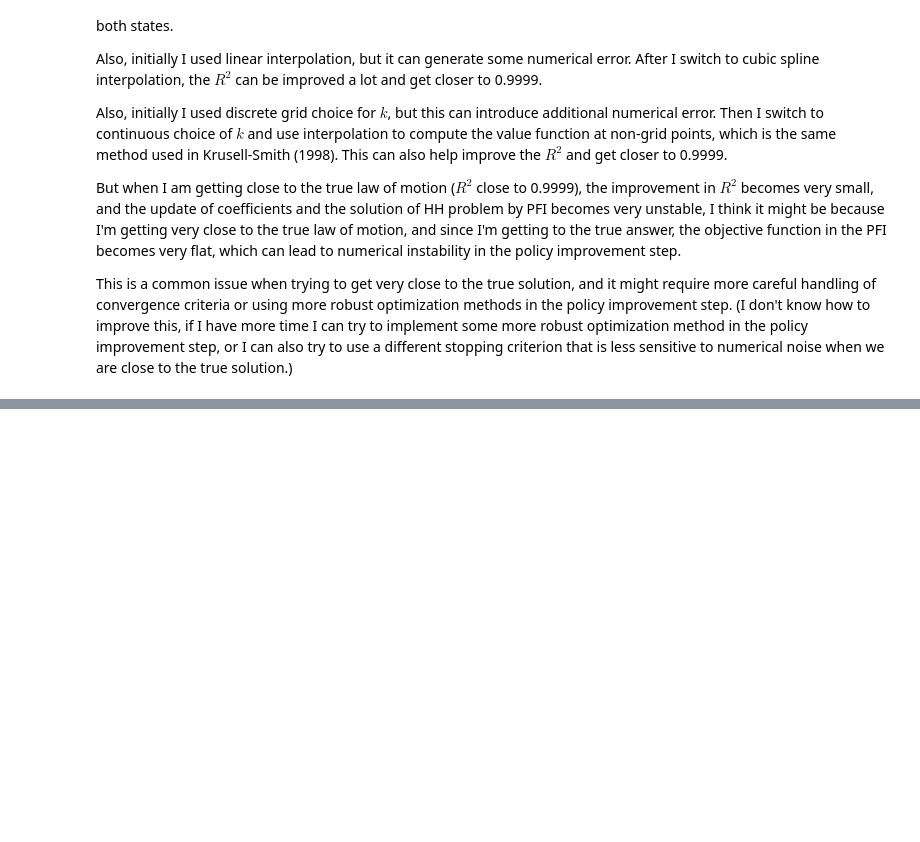
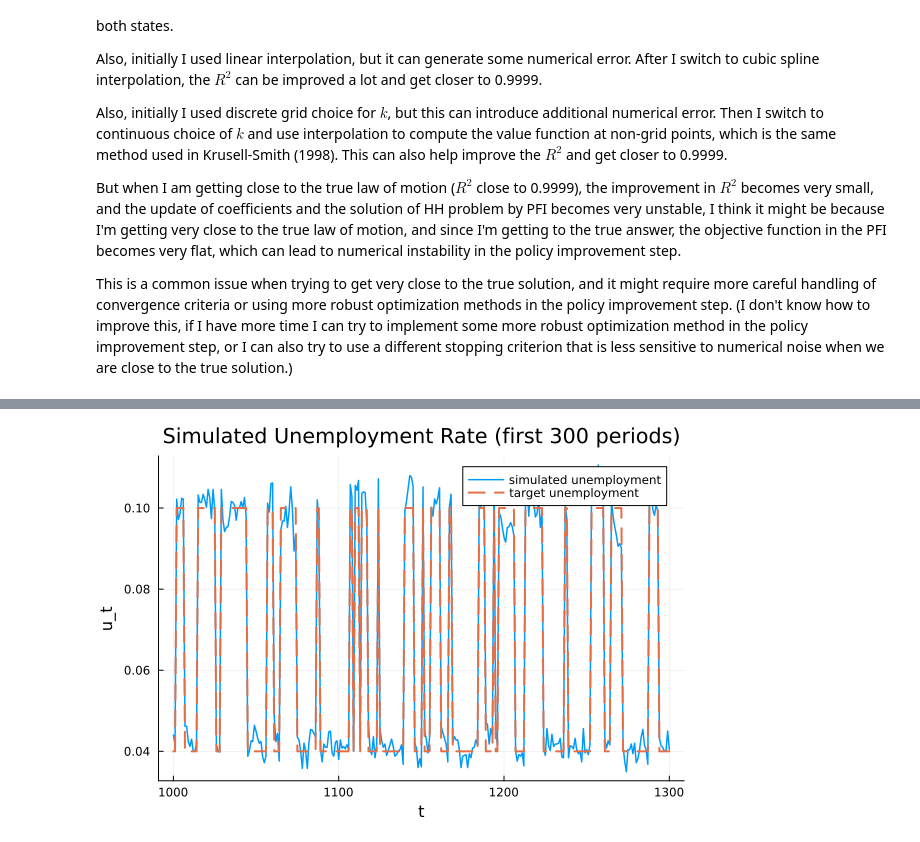
Before and after one commit to YuxuanZhao-Econ/KS1998, a Jupyter notebook: KS1998_Solver.ipynb, the cells around one changed output, grey strips where cells are left out. Cells and saved outputs as stored; diff of their text form; code cells hidden in the pictures; blank space fills up the shorter version.

```diff
--- a/KS1998_Solver.ipynb
+++ b/KS1998_Solver.ipynb
@@ -1187,0 +1410,14 @@ vline!([par.burn_in], ls=:dash, lc=:red, label="burn-in")
+# %%
+using Statistics, Random, Plots, Printf
+
+# =========================================================
+# 0) Solve policy at converged coeff
+# =========================================================
+par = KSParams()
+kgrid, Kgrid = make_grids(par)
+coeff_star = res.coeff
+
+V_star, pol_star = solve_household_pfi(
+    par, kgrid, Kgrid, coeff_star;
+    max_policy_iter = 2000, eval_iter = 25, tol = 1e-6
+)
@@ -1187,0 +1554,7 @@ vline!([par.burn_in], ls=:dash, lc=:red, label="burn-in")
+# %%
+tt = 1000:1300
+plot(tt, sim_diag.u_series[tt], lw=1.5, label="simulated unemployment",
+     xlabel="t", ylabel="u_t", title="Simulated Unemployment Rate (first 300 periods)")
+plot!(tt, sim_diag.u_target[tt], lw=2.0, ls=:dash, label="target unemployment")
+# %% [output]
+[figure, added]
```
Also changed, not shown: parts of 10 cells of this notebook.
